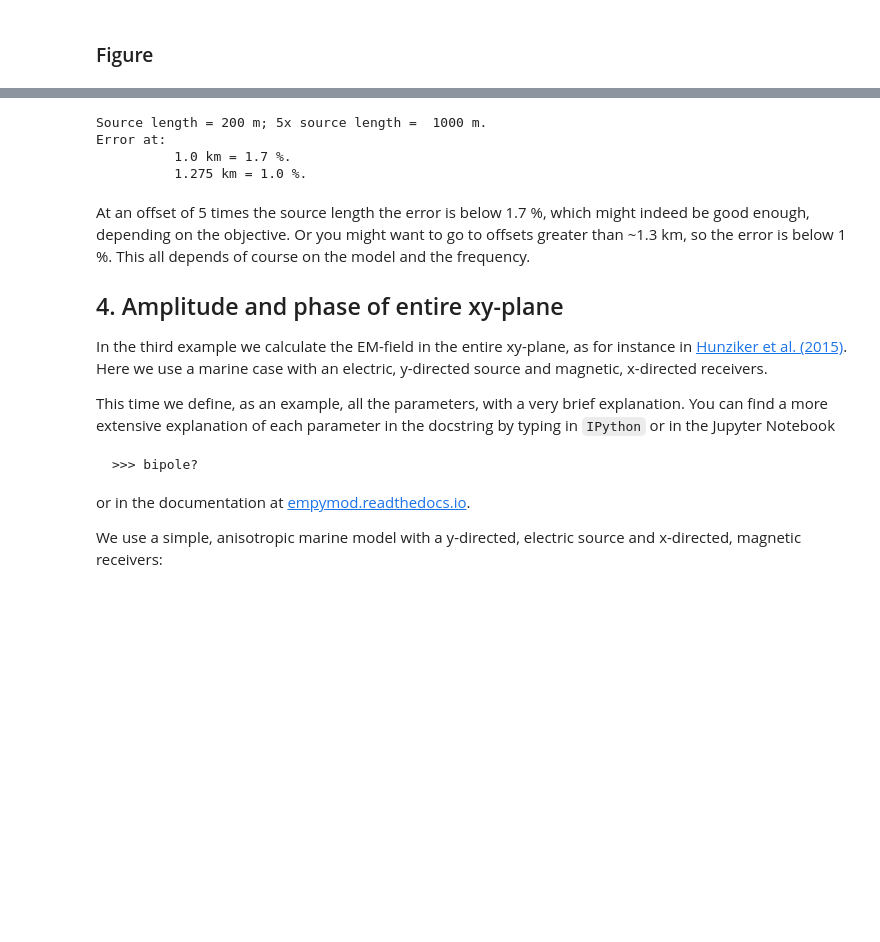
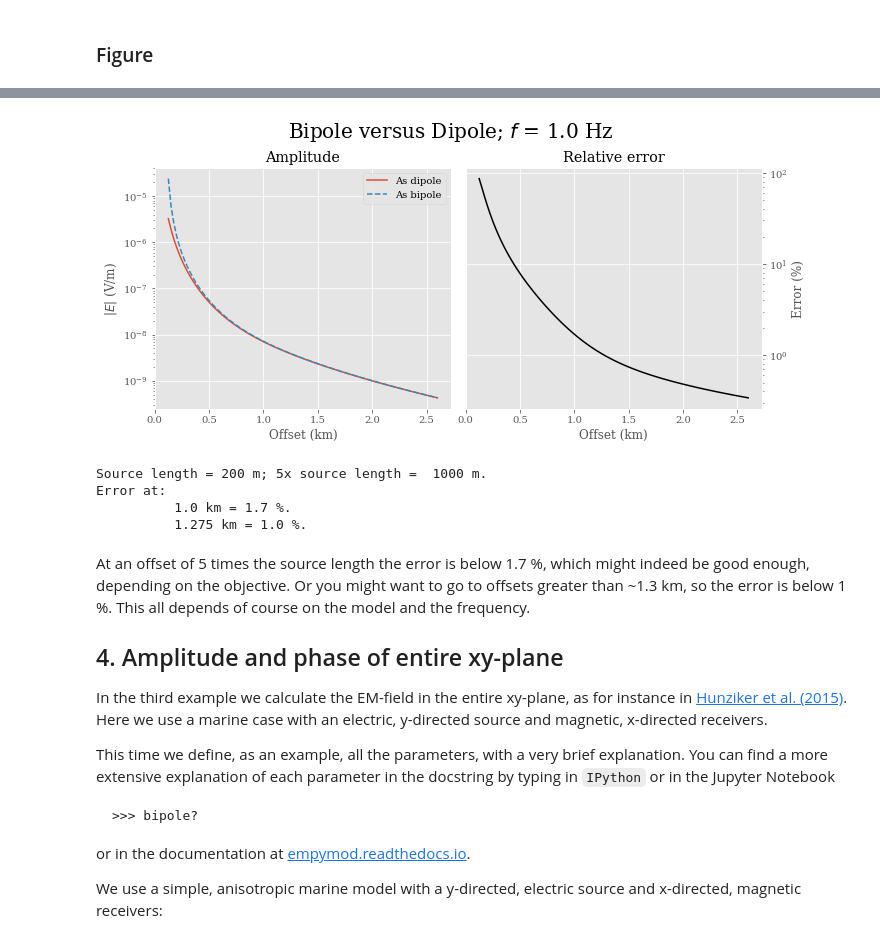
Before and after one commit to seg/tutorials-2017, a Jupyter notebook: 1704_Getting_started_with_CSEM/Notebook.ipynb, the cells around one changed output, grey strips where cells are left out. Saved outputs shown, nothing was run; the diff lists cells and outputs as text; code cells hidden in the pictures; blank space fills up the shorter version.

```diff
--- a/1704_Getting_started_with_CSEM/Notebook.ipynb
+++ b/1704_Getting_started_with_CSEM/Notebook.ipynb
@@ -71,8 +73,6 @@ import matplotlib.pyplot as plt
 
 # Plot settings to customize plots; you can happily ignore this
 mpl.style.use('ggplot')
-mpl.rcParams['text.usetex'] = True
-mpl.rcParams['font.serif'] = 'Computer Modern Roman'
 mpl.rcParams['font.size'] = 12
 mpl.rcParams['font.family'] = 'serif'
 mpl.rcParams['font.style'] = 'normal'
@@ -237,7 +236,7 @@ ax2 = plt.subplot(122)
 plt.title('Relative error')
 plt.semilogy(off3/1000, 100*error, 'k')
 plt.xlabel('Offset (km)')
-plt.ylabel(r'Error (\%)')
+plt.ylabel(r'Error (%)')
 ax2.yaxis.tick_right()
 ax2.yaxis.set_label_position('right')
 
@@ -256,3 +253,4 @@ for ir in [35, 46]:
+[figure, added]
 Source length = 200 m; 5x source length =  1000 m.
 Error at:
           1.0 km = 1.7 %.
```
Also changed, not shown: parts of 13 cells of this notebook.
